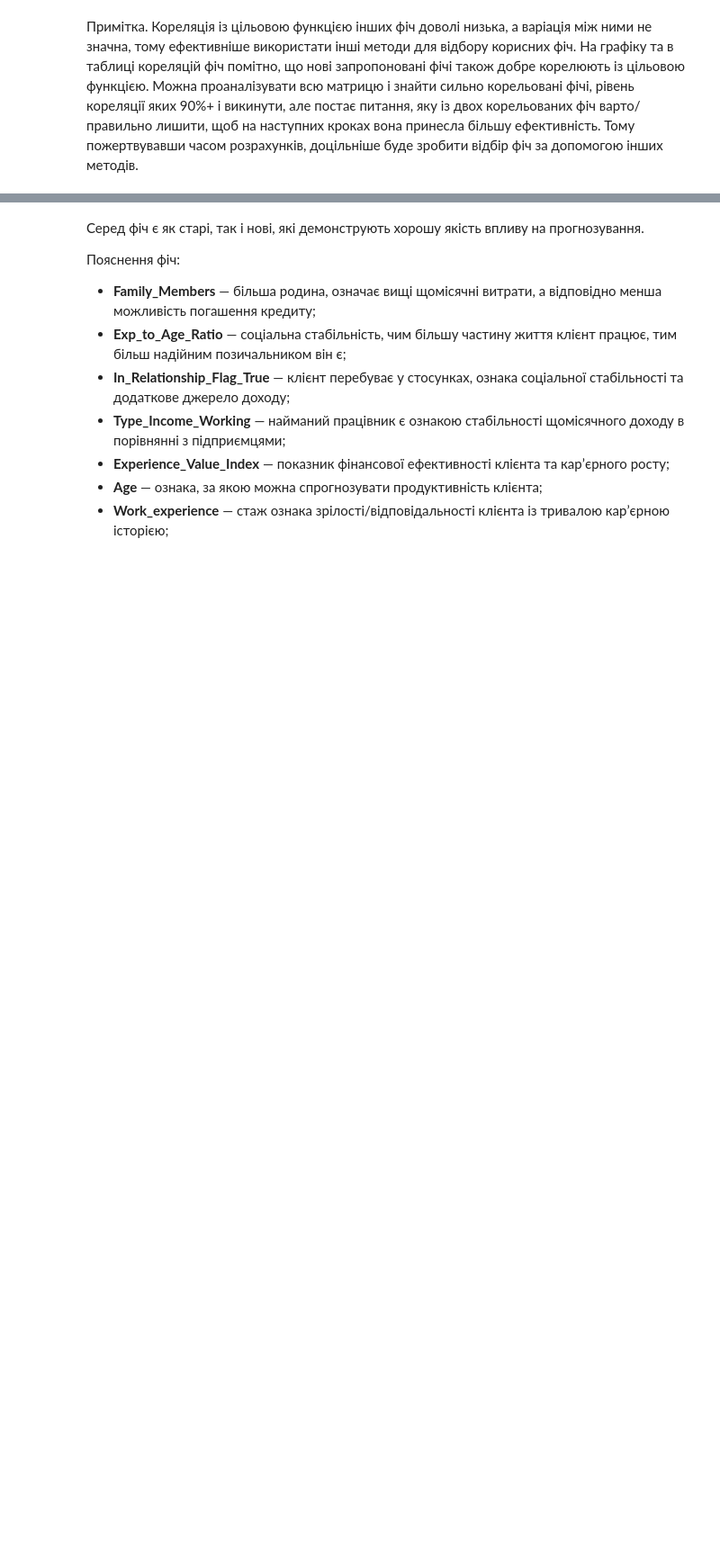
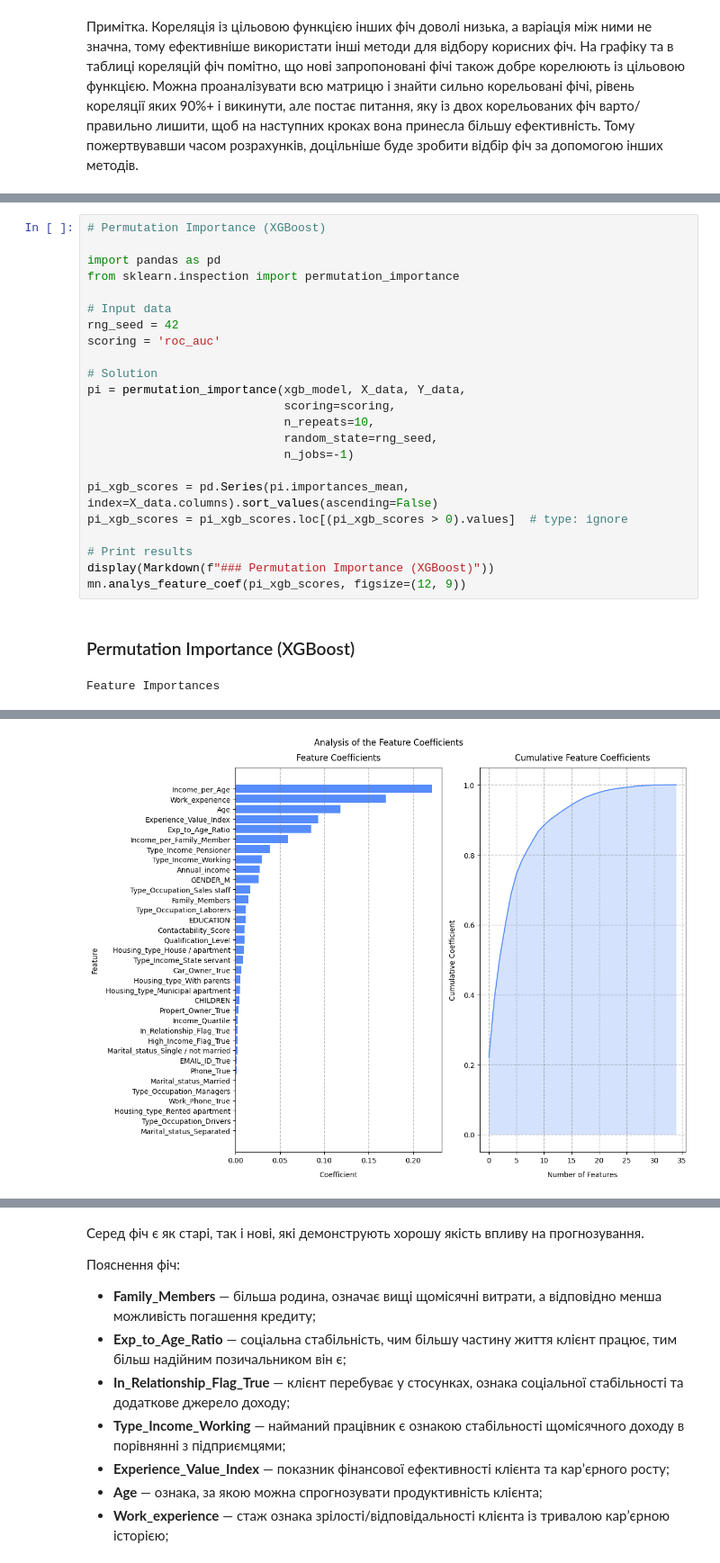
Before and after one commit to BogdanPinchuk/DataScience-PBY_HW20_Course_Project, a Jupyter notebook: Bohdan_Pinchuk_DS_HW20.ipynb, the cells around one changed output, grey strips where cells are left out. Shown at 90% size. Drawn from its saved outputs; the diff is of its cells as text; blank space fills up the shorter version.

Commit message:
[Homework20] - cleaned data

```diff
--- a/Bohdan_Pinchuk_DS_HW20.ipynb
+++ b/Bohdan_Pinchuk_DS_HW20.ipynb
@@ -1968,0 +1975,26 @@ Feature Importances
+# %%
+# Permutation Importance (XGBoost)
+
+import pandas as pd
+from sklearn.inspection import permutation_importance
+
+# Input data
+rng_seed = 42
+scoring = 'roc_auc'
+
+# Solution
+pi = permutation_importance(xgb_model, X_data, Y_data,
+                            scoring=scoring,
+                            n_repeats=10,
+                            random_state=rng_seed,
+                            n_jobs=-1)
+
+pi_xgb_scores = pd.Series(pi.importances_mean, index=X_data.columns).sort_values(ascending=False)
+pi_xgb_scores = pi_xgb_scores.loc[(pi_xgb_scores > 0).values]  # type: ignore
+
+# Print results
+display(Markdown(f"### Permutation Importance (XGBoost)"))
+mn.analys_feature_coef(pi_xgb_scores, figsize=(12, 9))
+# %% [output]
+### Permutation Importance (XGBoost)
+Feature Importances
@@ -1969 +2018,2 @@ Feature Importances
+[figure, added]
 # %%
```
Also changed, not shown: parts of 31 cells of this notebook, 48 other files.
